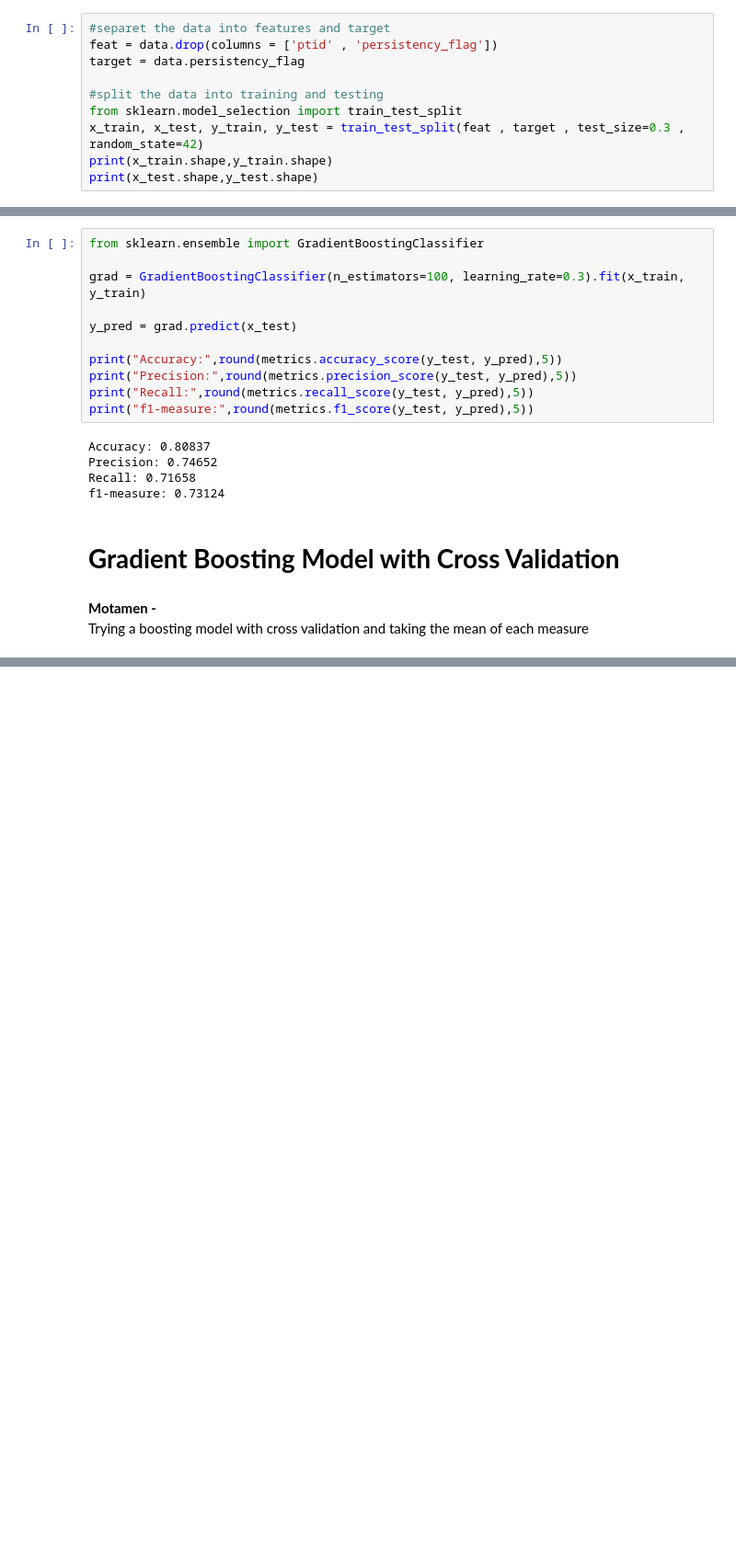
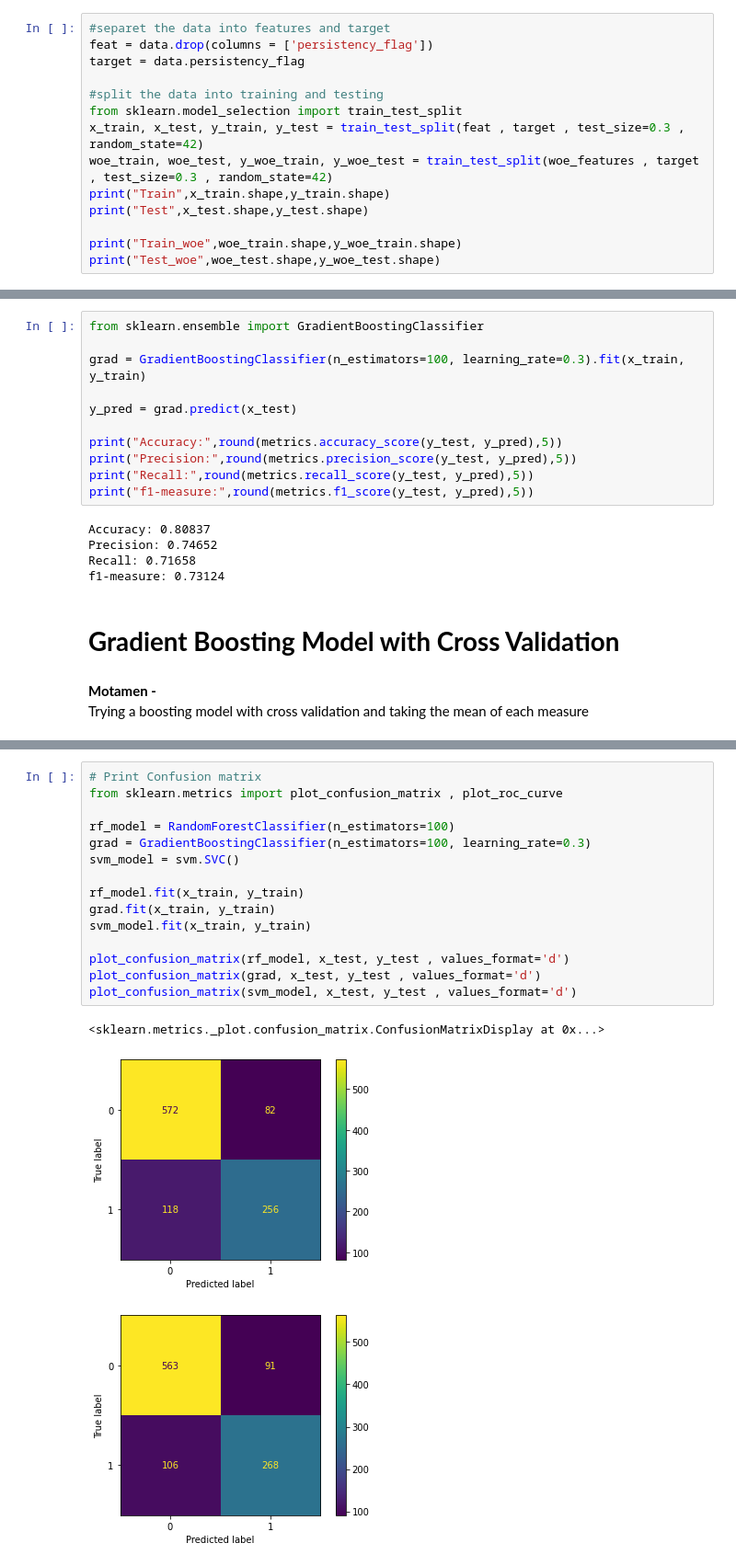
Before and after one commit to TheHamhams/dg_group_project, a Jupyter notebook: EDA.ipynb, the cells around one changed output, grey strips where cells are left out. Shown at 92% size. Saved outputs shown, nothing was run; the diff lists cells and outputs as text; blank space fills up the shorter version.

Commit message:
added confusion matrix and roc

```diff
--- a/EDA.ipynb
+++ b/EDA.ipynb
@@ -360,12 +440,16 @@ a.value_counts(normalize=True).plot.pie(autopct='%.1f %%', ylabel='')
 I will try different types of models
 # %%
 #separet the data into features and target
-feat = data.drop(columns = ['ptid' , 'persistency_flag'])
+feat = data.drop(columns = ['persistency_flag'])
 target = data.persistency_flag
 
 #split the data into training and testing
 from sklearn.model_selection import train_test_split
 x_train, x_test, y_train, y_test = train_test_split(feat , target , test_size=0.3 , random_state=42)
-print(x_train.shape,y_train.shape)
-print(x_test.shape,y_test.shape)
+woe_train, woe_test, y_woe_train, y_woe_test = train_test_split(woe_features , target , test_size=0.3 , random_state=42)
+print("Train",x_train.shape,y_train.shape)
+print("Test",x_test.shape,y_test.shape)
+
+print("Train_woe",woe_train.shape,y_woe_train.shape)
+print("Test_woe",woe_test.shape,y_woe_test.shape)
 # %% [output]
@@ -510,0 +601,19 @@ Mean f1-measure: 0.71645
+# %%
+# Print Confusion matrix
+from sklearn.metrics import plot_confusion_matrix , plot_roc_curve
+
+rf_model = RandomForestClassifier(n_estimators=100)
+grad = GradientBoostingClassifier(n_estimators=100, learning_rate=0.3)
+svm_model = svm.SVC()
+
+rf_model.fit(x_train, y_train)
+grad.fit(x_train, y_train)
+svm_model.fit(x_train, y_train)
+
+plot_confusion_matrix(rf_model, x_test, y_test , values_format='d')
+plot_confusion_matrix(grad, x_test, y_test , values_format='d')
+plot_confusion_matrix(svm_model, x_test, y_test , values_format='d')
+# %% [output]
+<sklearn.metrics._plot.confusion_matrix.ConfusionMatrixDisplay at 0x...>
+[figure, added]
+[figure, added]
```
Also changed, not shown: parts of 40 cells of this notebook.
